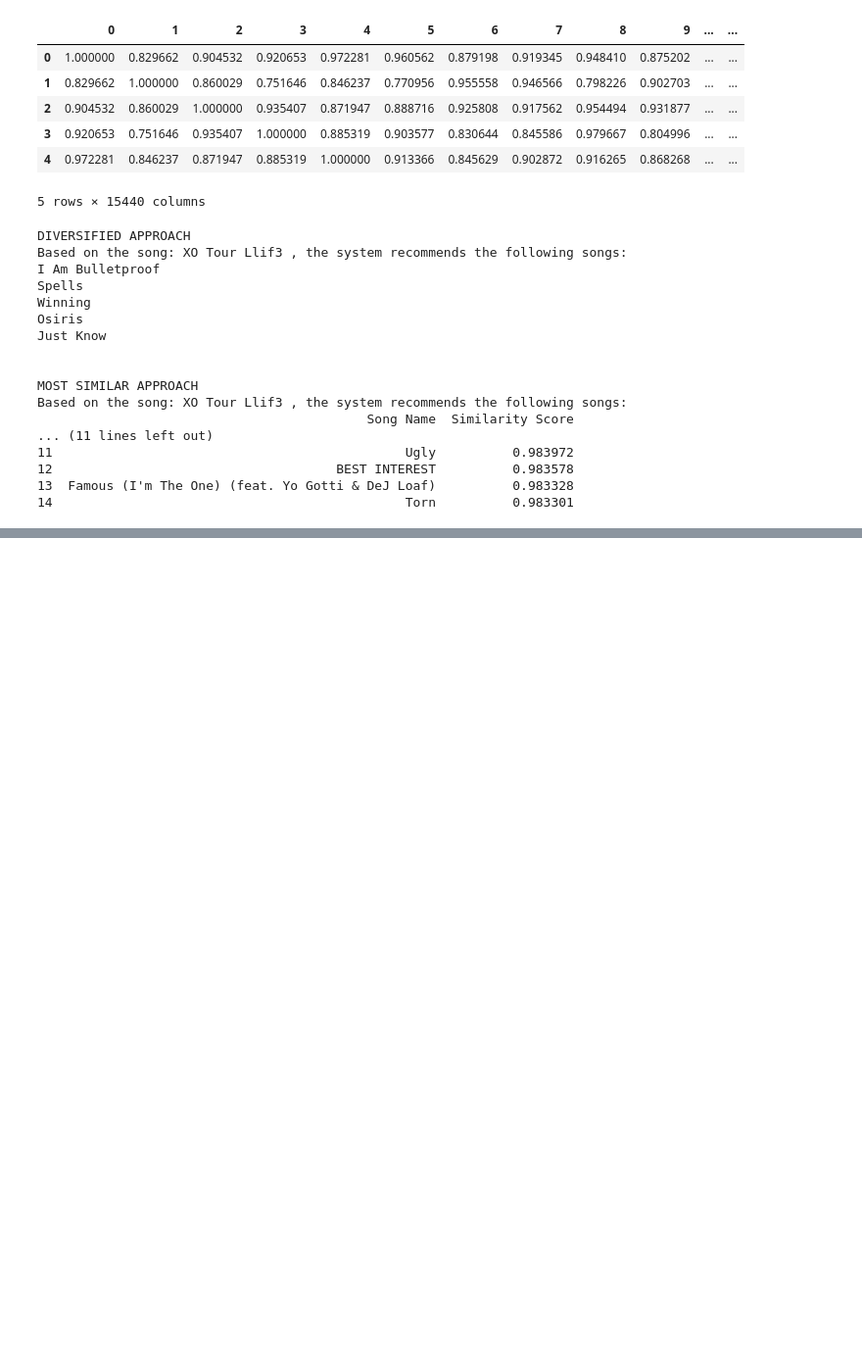
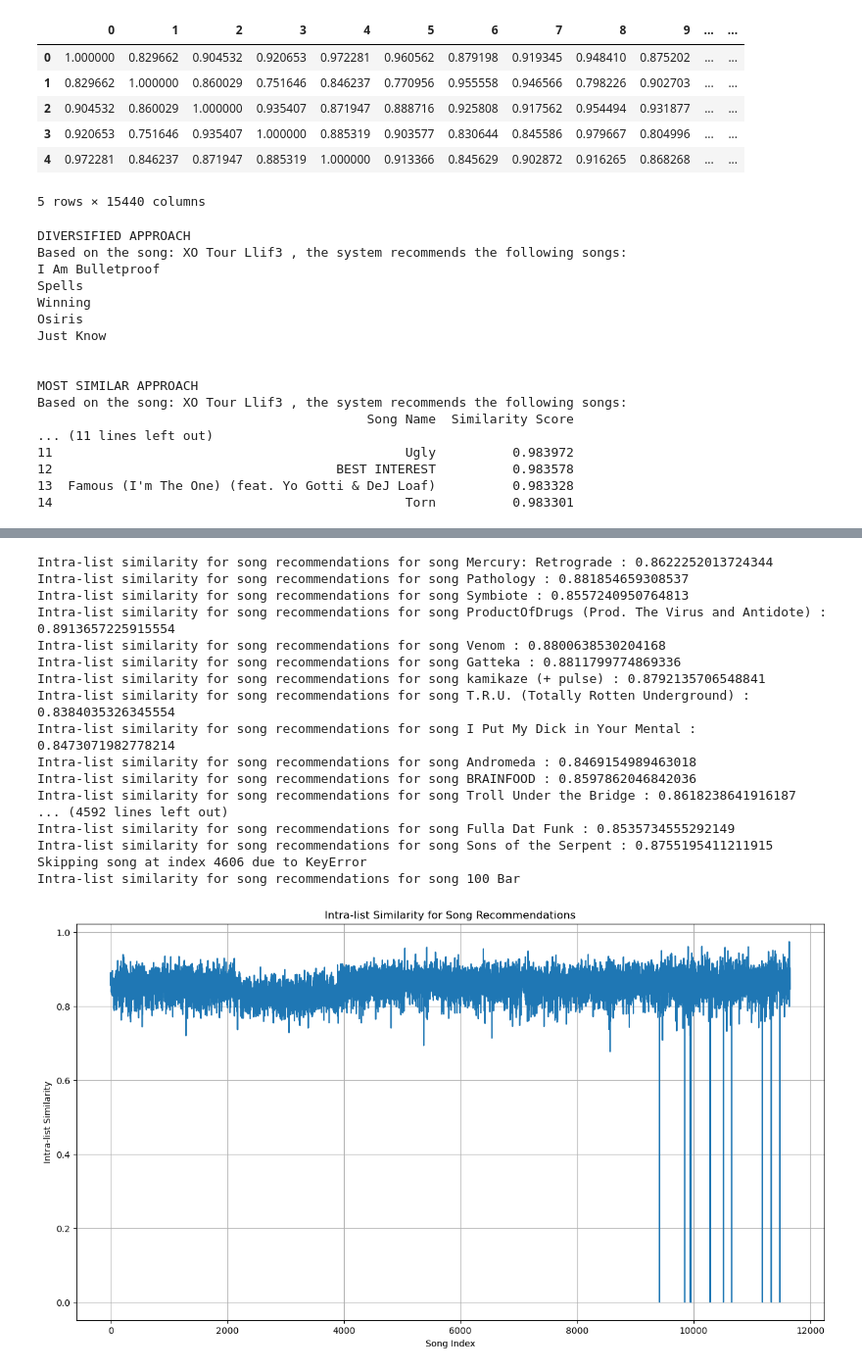
Before and after one commit to mosmolov/Recommendio, a Jupyter notebook: cosineSim.ipynb, the cells around one changed output, grey strips where cells are left out. Shown at 98% size. Cells and saved outputs as stored; diff of their text form; code cells hidden in the pictures; blank space fills up the shorter version.

Commit message:
add kmeans, calculate intra-list similarity for all songs

```diff
--- a/cosineSim.ipynb
+++ b/cosineSim.ipynb
@@ -231,3 +231,42 @@ Intra-list similarity for song recommendations for song T.R.U. (Totally Rotten U
 Intra-list similarity for song recommendations for song I Put My Dick in Your Mental : 0.8473071982778214
 Intra-list similarity for song recommendations for song Andromeda : 0.8469154989463018
 Average intra-list similarity for first 10 songs in the dataset:  0.8664253309369923
+# %%
+# calculate intra-list similarities for all songs in dataset and create visualization
+intraListSimilarities = []
+for i in range(0, len(df_unique_songs)):
+    try:
+        recommendations = recommend_songs(df_unique_songs['song_name'][i], df_unique_songs, cosine_sim)
+        currIntraListSimilarity = calculate_intra_list_similarity(recommendations)
+        intraListSimilarities.append(currIntraListSimilarity)
+        print("Intra-list similarity for song recommendations for song", df_unique_songs['song_name'][i], ":", currIntraListSimilarity)
+    except KeyError:
+        print("Skipping song at index", i, "due to KeyError")
+
+# create visualization for intra-list similarities
+plt.figure(figsize=(15, 8))
+plt.plot(intraListSimilarities)
+plt.title('Intra-list Similarity for Song Recommendations')
+plt.xlabel('Song Index')
+plt.ylabel('Intra-list Similarity')
+plt.grid(True)
+plt.show()
+# %% [output]
+Intra-list similarity for song recommendations for song Mercury: Retrograde : 0.8622252013724344
+Intra-list similarity for song recommendations for song Pathology : 0.881854659308537
+Intra-list similarity for song recommendations for song Symbiote : 0.8557240950764813
+Intra-list similarity for song recommendations for song ProductOfDrugs (Prod. The Virus and Antidote) : 0.8913657225915554
+Intra-list similarity for song recommendations for song Venom : 0.8800638530204168
+Intra-list similarity for song recommendations for song Gatteka : 0.8811799774869336
+Intra-list similarity for song recommendations for song kamikaze (+ pulse) : 0.8792135706548841
+Intra-list similarity for song recommendations for song T.R.U. (Totally Rotten Underground) : 0.8384035326345554
+Intra-list similarity for song recommendations for song I Put My Dick in Your Mental : 0.8473071982778214
+Intra-list similarity for song recommendations for song Andromeda : 0.8469154989463018
+Intra-list similarity for song recommendations for song BRAINFOOD : 0.8597862046842036
+Intra-list similarity for song recommendations for song Troll Under the Bridge : 0.8618238641916187
+... (4592 lines left out)
+Intra-list similarity for song recommendations for song Fulla Dat Funk : 0.8535734555292149
+Intra-list similarity for song recommendations for song Sons of the Serpent : 0.8755195411211915
+Skipping song at index 4606 due to KeyError
+Intra-list similarity for song recommendations for song 100 Bar
+[figure, added]
```
Also changed, not shown: parts of 1 cell of this notebook, 2 other files.
